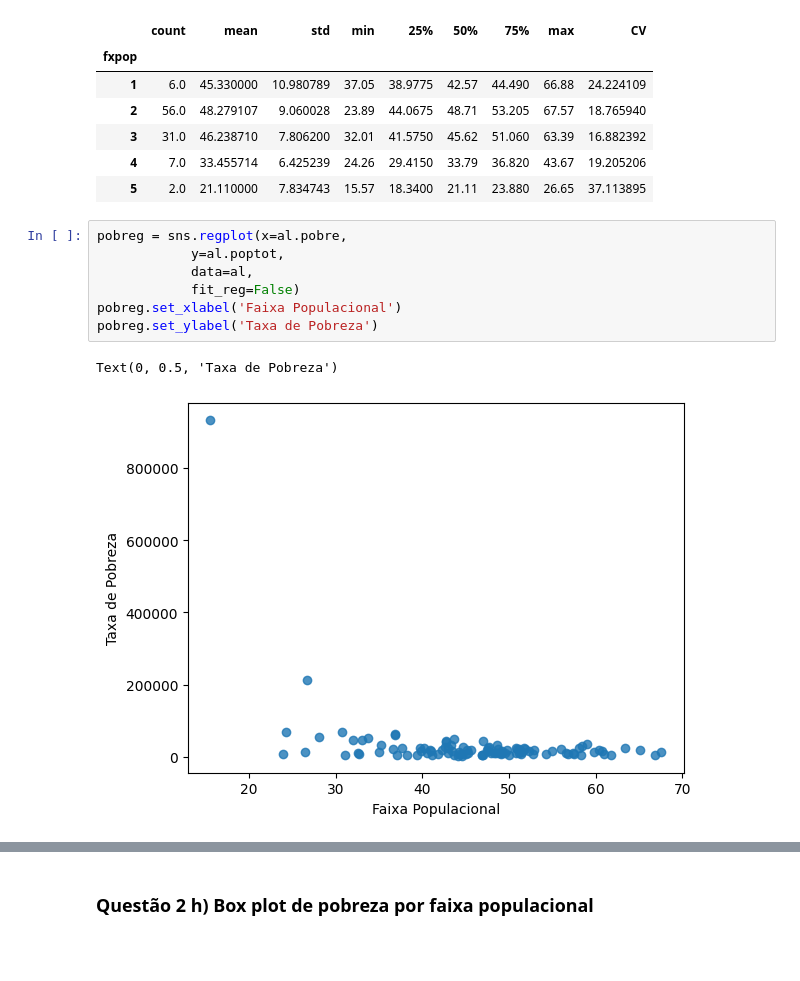
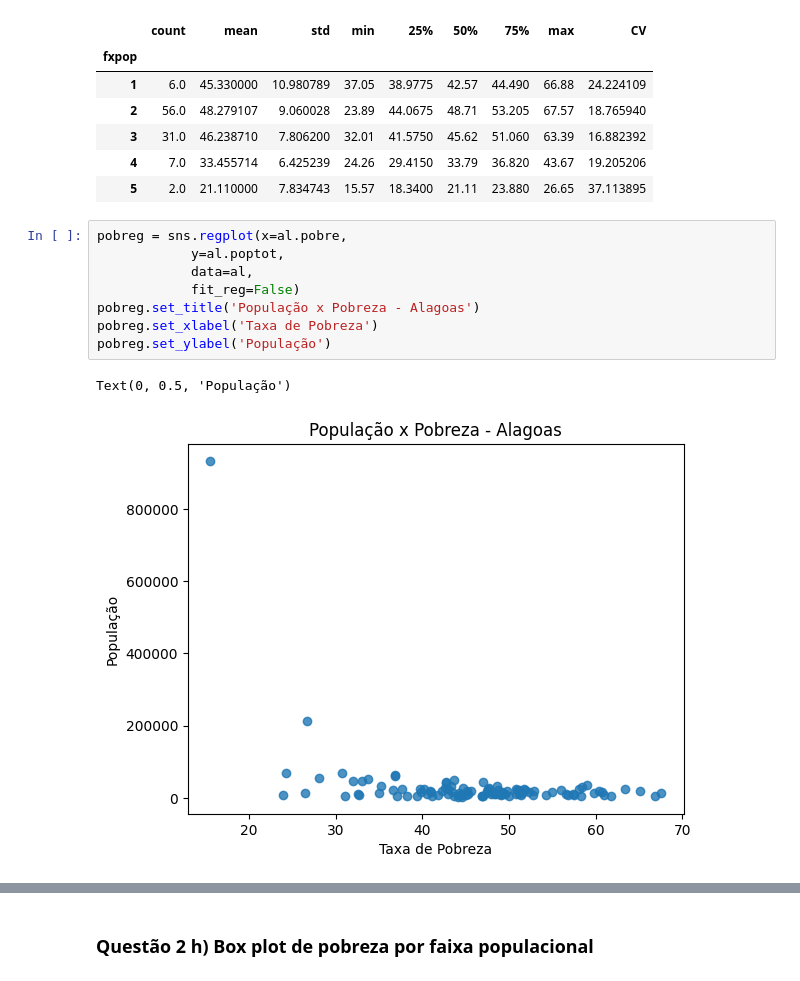
Before and after one commit to viniventur/Exercicio-Econometrico, a Jupyter notebook: Exe_Econometrico.ipynb, the cells around one changed output, grey strips where cells are left out. Cells and saved outputs as stored; diff of their text form; blank space fills up the shorter version.

```diff
--- a/Exe_Econometrico.ipynb
+++ b/Exe_Econometrico.ipynb
@@ -646,10 +651,11 @@ pobrepop
 # %%
 pobreg = sns.regplot(x=al.pobre,
             y=al.poptot,
             data=al,
             fit_reg=False)
-pobreg.set_xlabel('Faixa Populacional')
-pobreg.set_ylabel('Taxa de Pobreza')
+pobreg.set_title('População x Pobreza - Alagoas')
+pobreg.set_xlabel('Taxa de Pobreza')
+pobreg.set_ylabel('População')
 # %% [output]
-Text(0, 0.5, 'Taxa de Pobreza')
+Text(0, 0.5, 'População')
-[figure, old version]
+[figure, new version]
```
Also changed, not shown: parts of 15 cells of this notebook.
